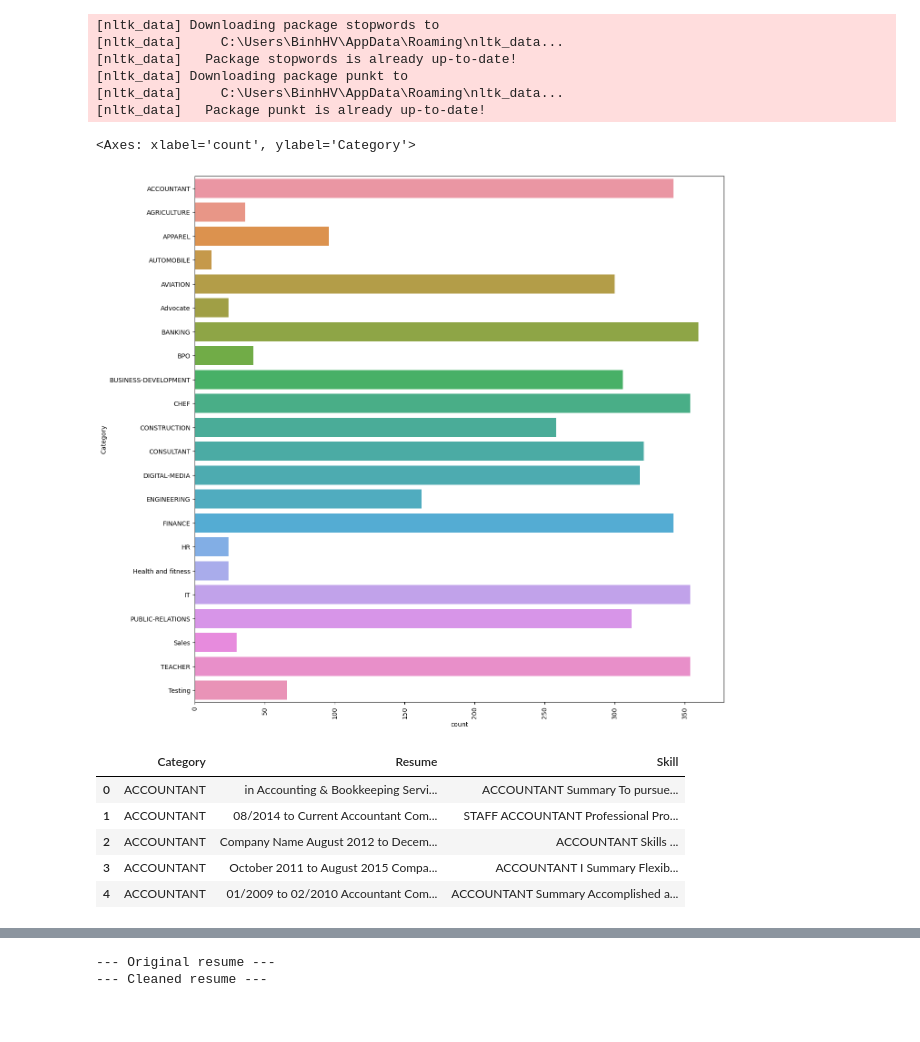
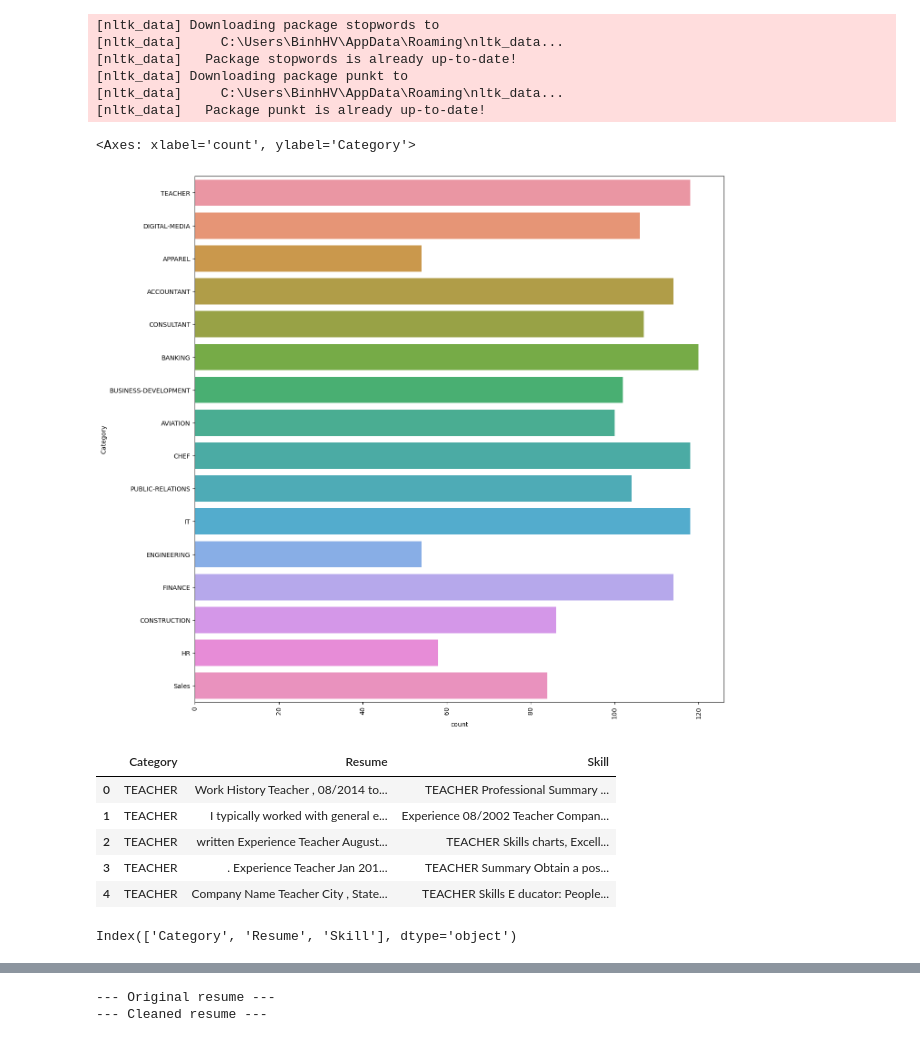
Before and after one commit to HoangVanBinh0712/KLTN, a Jupyter notebook: AI Predict Resume/KLTN_ML.ipynb, the cells around one changed output, grey strips where cells are left out. Drawn from its saved outputs; the diff is of its cells as text; code cells hidden in the pictures.

```diff
--- a/AI Predict Resume/KLTN_ML.ipynb
+++ b/AI Predict Resume/KLTN_ML.ipynb
@@ -5,41 +5,45 @@ import nltk
 from nltk.tokenize import word_tokenize
 import numpy as np
 import pandas as pd
 import pickle
 import re
 from sklearn.utils import shuffle
 from tensorflow.keras.preprocessing.sequence import pad_sequences
 from tensorflow.keras.preprocessing.text import Tokenizer
 import warnings
 import seaborn as sns
 warnings.filterwarnings('ignore')
 np.set_printoptions(precision=4)
 
 nltk.download('stopwords')
 nltk.download('punkt')
 
 #%% Load data
-data = pd.read_csv('./dataset/final_data_en_vi.csv', encoding='utf8')
+data = pd.read_csv('./dataset/Data_v1/Final_data_v1.csv', encoding='utf-8')
 data.head()
 #%%Bar graph visualization
 plt.figure(figsize=(15,15))
 plt.xticks(rotation=90)
 sns.countplot(y="Category", data=data)
 # %% [output]
 [nltk_data] Downloading package stopwords to
 [nltk_data]     C:\Users\BinhHV\AppData\Roaming\nltk_data...
 [nltk_data]   Package stopwords is already up-to-date!
 [nltk_data] Downloading package punkt to
 [nltk_data]     C:\Users\BinhHV\AppData\Roaming\nltk_data...
 [nltk_data]   Package punkt is already up-to-date!
 <Axes: xlabel='count', ylabel='Category'>
-[figure, old version]
+[figure, new version]
 # %%
 data.head()
 # %% [output]
 |  | Category | Resume | Skill |
-| 0 | ACCOUNTANT | in Accounting & Bookkeeping Servi... | ACCOUNTANT Summary To pursue... |
-| 1 | ACCOUNTANT | 08/2014 to Current Accountant Com... | STAFF ACCOUNTANT Professional Pro... |
-| 2 | ACCOUNTANT | Company Name August 2012 to Decem... | ACCOUNTANT Skills ... |
-| 3 | ACCOUNTANT | October 2011 to August 2015 Compa... | ACCOUNTANT I Summary Flexib... |
-| 4 | ACCOUNTANT | 01/2009 to 02/2010 Accountant Com... | ACCOUNTANT Summary Accomplished a... |
+| 0 | TEACHER | Work History Teacher , 08/2014 to... | TEACHER Professional Summary ... |
+| 1 | TEACHER | I typically worked with general e... | Experience 08/2002 Teacher Compan... |
+| 2 | TEACHER | written Experience Teacher August... | TEACHER Skills charts, Excell... |
+| 3 | TEACHER | . Experience Teacher Jan 201... | TEACHER Summary Obtain a pos... |
+| 4 | TEACHER | Company Name Teacher City , State... | TEACHER Skills E ducator: People... |
+# %%
+print(data.columns)
+# %% [output]
+Index(['Category', 'Resume', 'Skill'], dtype='object')
```
Also changed, not shown: parts of 4 cells of this notebook, 18 other files.
